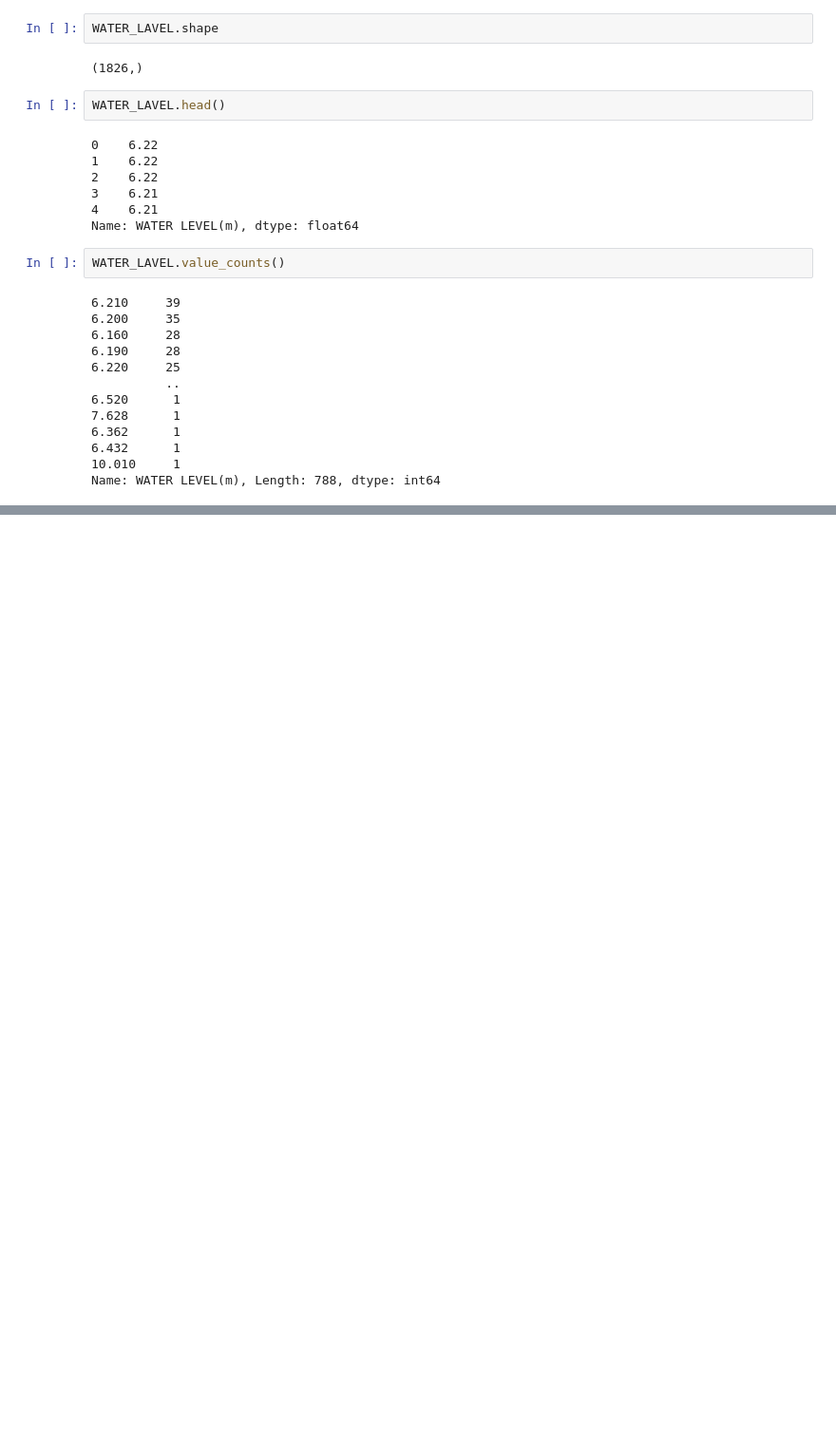
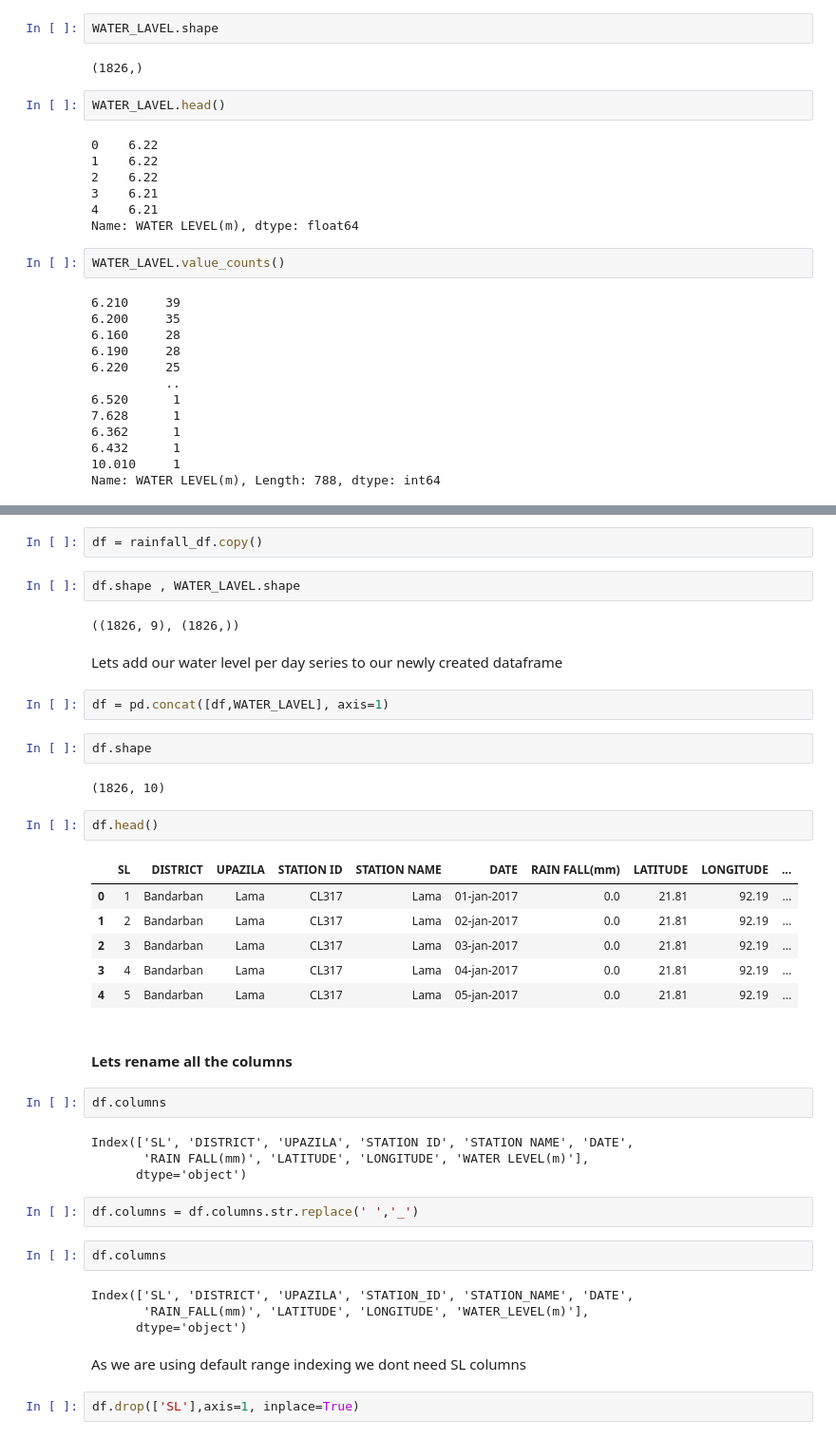
Before and after one commit to Salekeen/Flood-Detection, a Jupyter notebook: preprocessing.ipynb, the cells around one changed output, grey strips where cells are left out. Shown at 95% size. Saved outputs shown, nothing was run; the diff lists cells and outputs as text; blank space fills up the shorter version.

```diff
--- a/preprocessing.ipynb
+++ b/preprocessing.ipynb
@@ -150,0 +162,43 @@ Name: WATER LEVEL(m), Length: 788, dtype: int64
+# %%
+df = rainfall_df.copy()
+# %%
+df.shape , WATER_LAVEL.shape
+# %% [output]
+((1826, 9), (1826,))
+# %% [markdown]
+Lets add our water level per day series to our newly created dataframe
+# %%
+df = pd.concat([df,WATER_LAVEL], axis=1)
+# %%
+df.shape
+# %% [output]
+(1826, 10)
+# %%
+df.head()
+# %% [output]
+|  | SL | DISTRICT | UPAZILA | STATION ID | STATION NAME | DATE | RAIN FALL(mm) | LATITUDE | LONGITUDE | ... |
+| 0 | 1 | Bandarban | Lama | CL317 | Lama | 01-jan-2017 | 0.0 | 21.81 | 92.19 | ... |
+| 1 | 2 | Bandarban | Lama | CL317 | Lama | 02-jan-2017 | 0.0 | 21.81 | 92.19 | ... |
+| 2 | 3 | Bandarban | Lama | CL317 | Lama | 03-jan-2017 | 0.0 | 21.81 | 92.19 | ... |
+| 3 | 4 | Bandarban | Lama | CL317 | Lama | 04-jan-2017 | 0.0 | 21.81 | 92.19 | ... |
+| 4 | 5 | Bandarban | Lama | CL317 | Lama | 05-jan-2017 | 0.0 | 21.81 | 92.19 | ... |
+# %% [markdown]
+#### Lets rename all the columns
+# %%
+df.columns
+# %% [output]
+Index(['SL', 'DISTRICT', 'UPAZILA', 'STATION ID', 'STATION NAME', 'DATE',
+       'RAIN FALL(mm)', 'LATITUDE', 'LONGITUDE', 'WATER LEVEL(m)'],
+      dtype='object')
+# %%
+df.columns = df.columns.str.replace(' ','_')
+# %%
+df.columns
+# %% [output]
+Index(['SL', 'DISTRICT', 'UPAZILA', 'STATION_ID', 'STATION_NAME', 'DATE',
+       'RAIN_FALL(mm)', 'LATITUDE', 'LONGITUDE', 'WATER_LEVEL(m)'],
+      dtype='object')
+# %% [markdown]
+As we are using default range indexing we dont need SL columns
+# %%
+df.drop(['SL'],axis=1, inplace=True)
```
Also changed, not shown: parts of 6 cells of this notebook, 2 other files.
